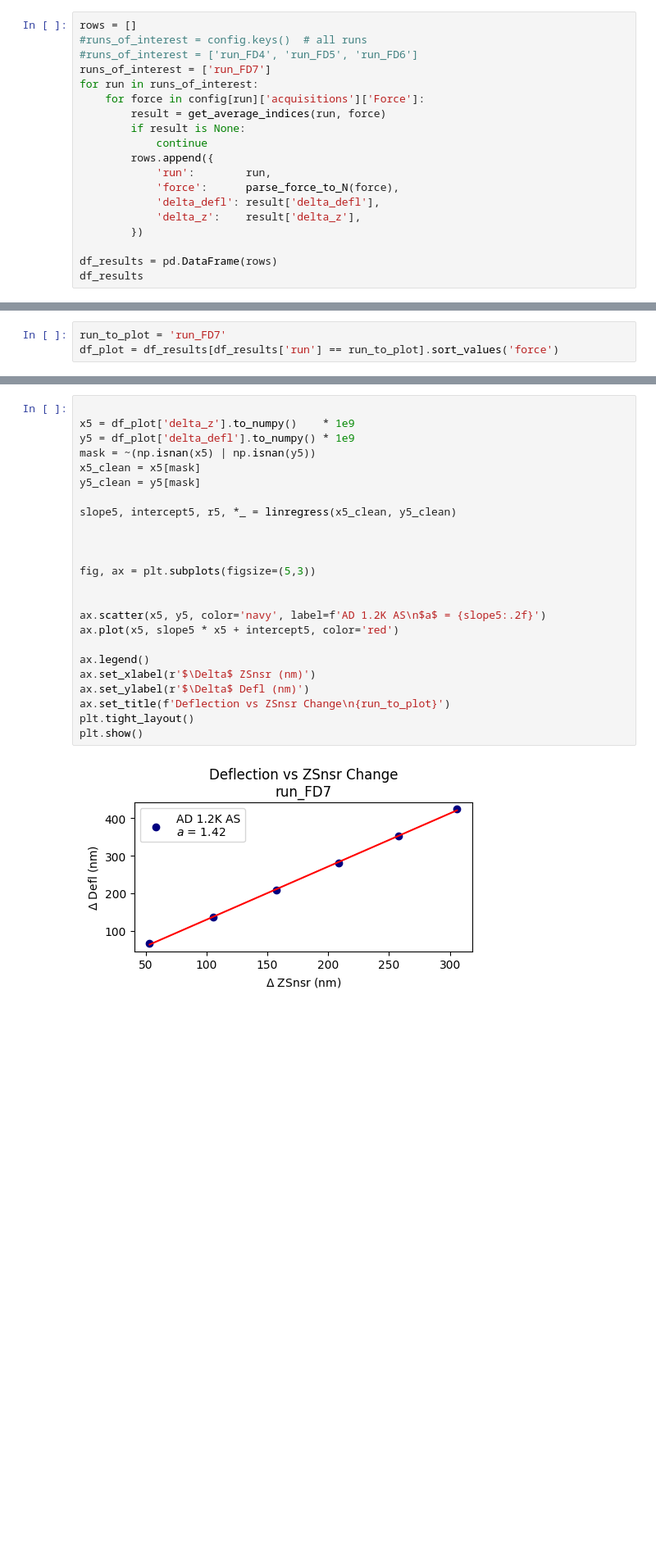
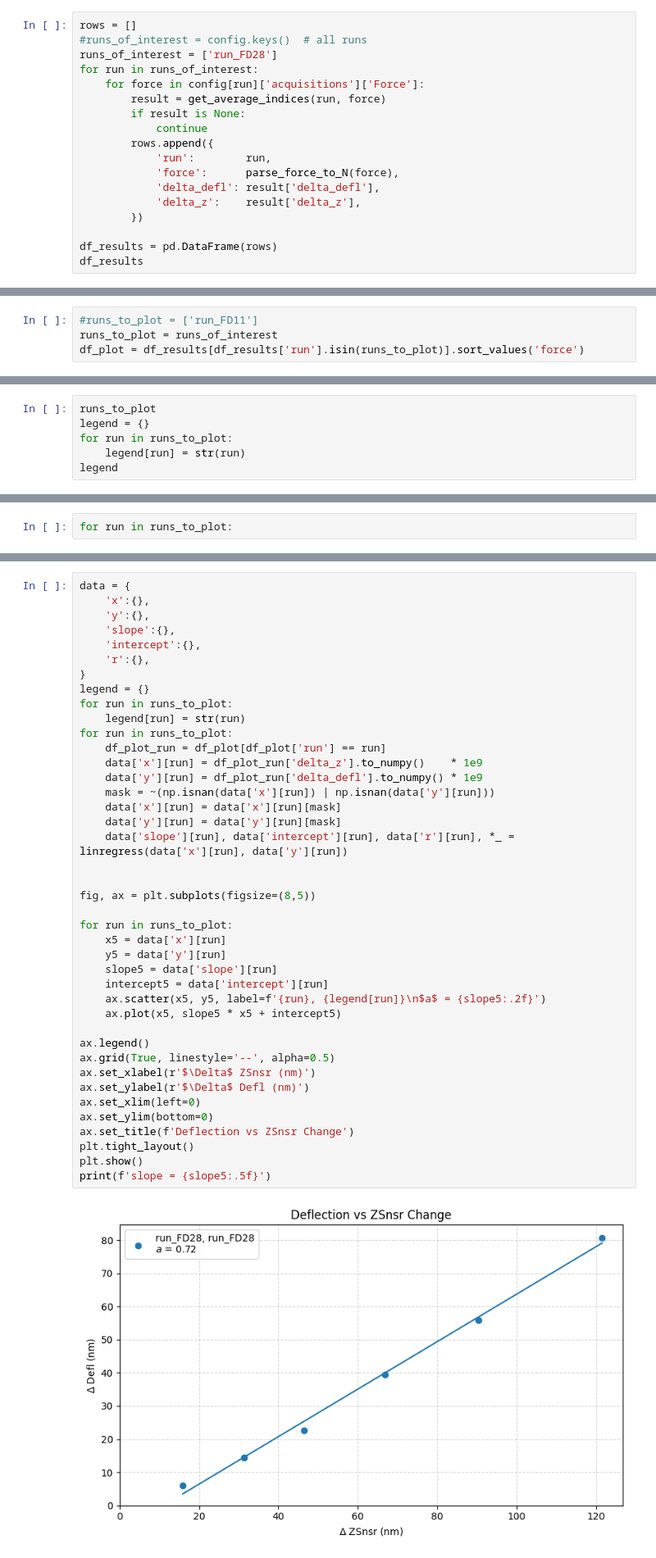
Before and after one commit to goikhmanbv/CU_Pressure, a Jupyter notebook: AP_plots_v2.ipynb, the cells around one changed output, grey strips where cells are left out. Shown at 82% size. Drawn from its saved outputs; the diff is of its cells as text; blank space fills up the shorter version.

```diff
--- a/AP_plots_v2.ipynb
+++ b/AP_plots_v2.ipynb
@@ -230,8 +240,7 @@ dict_keys(['run_FD', 'run_FD2', 'run_FD3', 'run_FD4', 'run_FD5', 'run_FD6'])
 # %%
 rows = []
 #runs_of_interest = config.keys()  # all runs
-#runs_of_interest = ['run_FD4', 'run_FD5', 'run_FD6']
-runs_of_interest = ['run_FD7']
+runs_of_interest = ['run_FD28']
 for run in runs_of_interest:
     for force in config[run]['acquisitions']['Force']:
         result = get_average_indices(run, force)
@@ -259,5 +268,6 @@ df_results
 # %% [markdown]
 ## Step 5 – Plot ΔDefl vs. ΔZ
 # %%
-run_to_plot = 'run_FD7'
-df_plot = df_results[df_results['run'] == run_to_plot].sort_values('force')
+#runs_to_plot = ['run_FD11']
+runs_to_plot = runs_of_interest
+df_plot = df_results[df_results['run'].isin(runs_to_plot)].sort_values('force')
@@ -263,0 +285,6 @@ df_plot = df_results[df_results['run'] == run_to_plot].sort_values('force')
+# %%
+runs_to_plot
+legend = {}
+for run in runs_to_plot:
+    legend[run] = str(run)
+legend
@@ -263,0 +293,2 @@ df_plot = df_results[df_results['run'] == run_to_plot].sort_values('force')
+# %%
+for run in runs_to_plot:
@@ -264,26 +297,43 @@ df_plot = df_results[df_results['run'] == run_to_plot].sort_values('force')
 # %%
-
-x5 = df_plot['delta_z'].to_numpy()    * 1e9
-y5 = df_plot['delta_defl'].to_numpy() * 1e9
-mask = ~(np.isnan(x5) | np.isnan(y5))
-x5_clean = x5[mask]
-y5_clean = y5[mask]
-
-slope5, intercept5, r5, *_ = linregress(x5_clean, y5_clean)
+data = {
+    'x':{},
+    'y':{},
+    'slope':{},
+    'intercept':{},
+    'r':{},
+}
+legend = {}
+for run in runs_to_plot:
+    legend[run] = str(run)
+for run in runs_to_plot:
+    df_plot_run = df_plot[df_plot['run'] == run]
+    data['x'][run] = df_plot_run['delta_z'].to_numpy()    * 1e9
+    data['y'][run] = df_plot_run['delta_defl'].to_numpy() * 1e9
+    mask = ~(np.isnan(data['x'][run]) | np.isnan(data['y'][run]))
+    data['x'][run] = data['x'][run][mask]
+    data['y'][run] = data['y'][run][mask]
+    data['slope'][run], data['intercept'][run], data['r'][run], *_ = linregress(data['x'][run], data['y'][run])
 
 
+fig, ax = plt.subplots(figsize=(8,5))
 
-fig, ax = plt.subplots(figsize=(5,3))
-
-
-ax.scatter(x5, y5, color='navy', label=f'AD 1.2K AS\n$a$ = {slope5:.2f}')
-ax.plot(x5, slope5 * x5 + intercept5, color='red')
+for run in runs_to_plot:
+    x5 = data['x'][run]
+    y5 = data['y'][run]
+    slope5 = data['slope'][run]
+    intercept5 = data['intercept'][run]
+    ax.scatter(x5, y5, label=f'{run}, {legend[run]}\n$a$ = {slope5:.2f}')
+    ax.plot(x5, slope5 * x5 + intercept5)
 
 ax.legend()
+ax.grid(True, linestyle='--', alpha=0.5)
 ax.set_xlabel(r'$\Delta$ ZSnsr (nm)')
 ax.set_ylabel(r'$\Delta$ Defl (nm)')
-ax.set_title(f'Deflection vs ZSnsr Change\n{run_to_plot}')
+ax.set_xlim(left=0)
+ax.set_ylim(bottom=0)
+ax.set_title(f'Deflection vs ZSnsr Change')
 plt.tight_layout()
 plt.show()
+print(f'slope = {slope5:.5f}')
 # %% [output]
-[figure, old version]
+[figure, new version]
```
Also changed, not shown: parts of 13 cells of this notebook, 3 other files.
